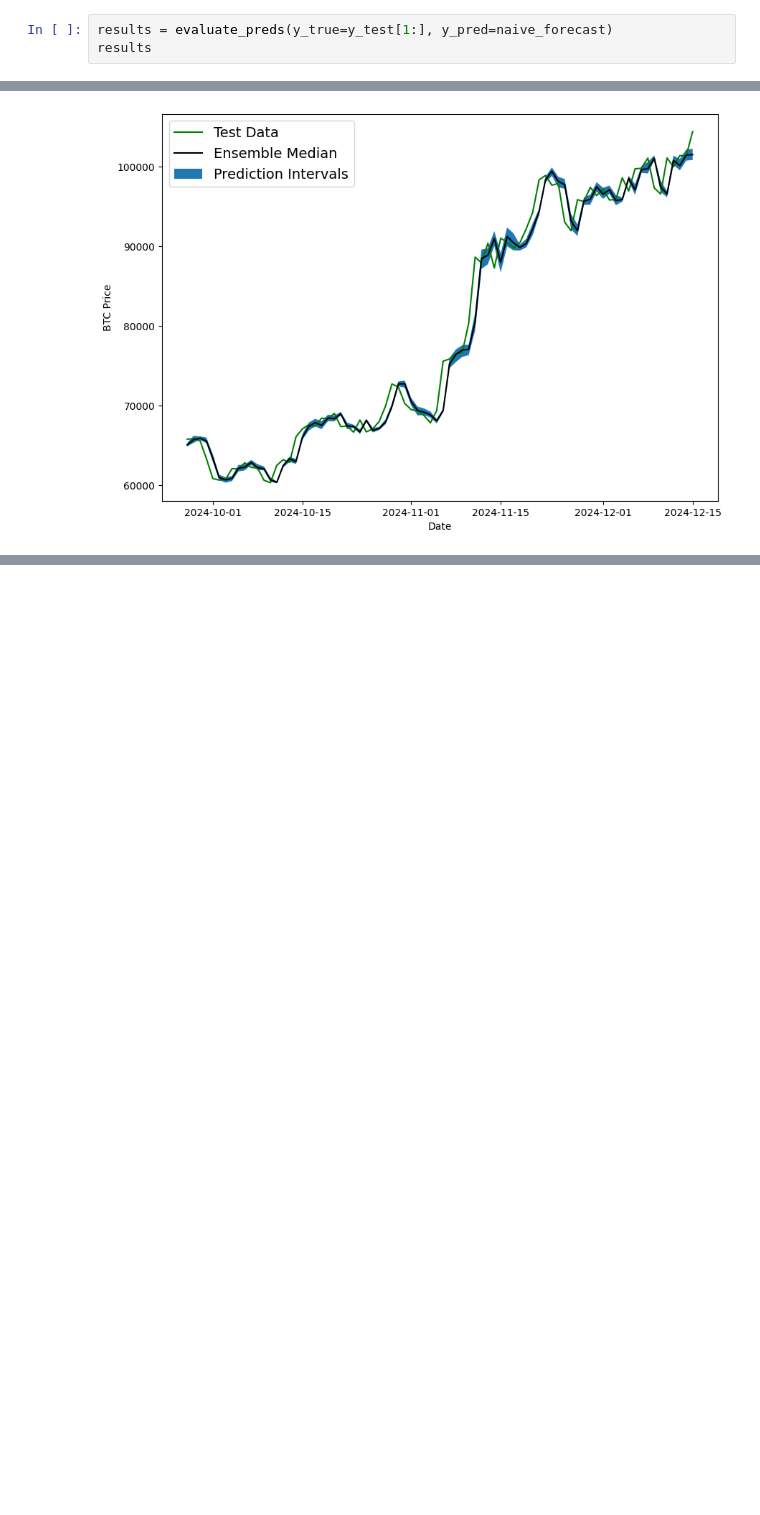
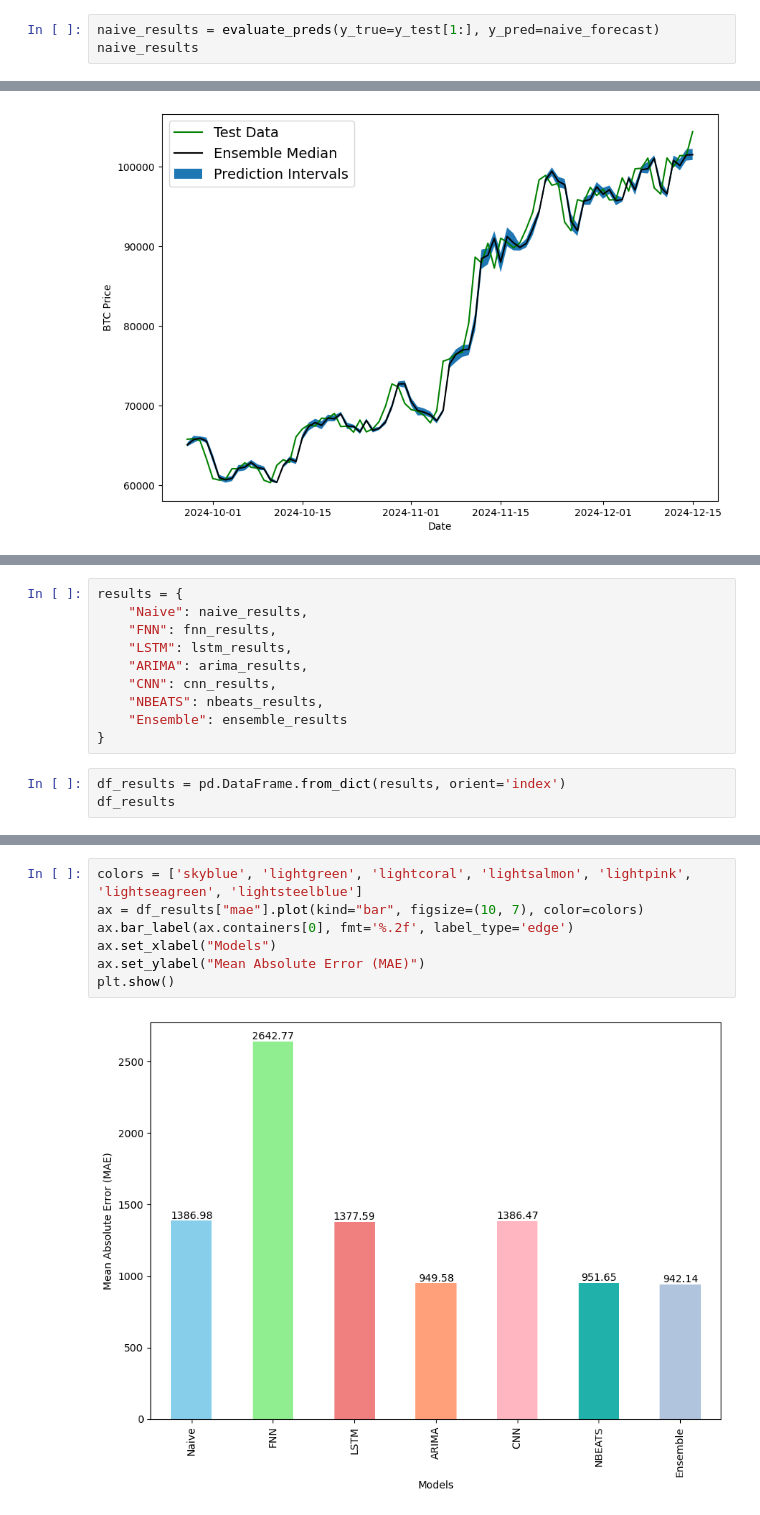
Before and after one commit to davydantoniuk/btc-timeseries-forecasting, a Jupyter notebook: btc_forecast.ipynb, the cells around one changed output, grey strips where cells are left out. Cells and saved outputs as stored; diff of their text form; blank space fills up the shorter version.

Commit message:
Compare model results

```diff
--- a/btc_forecast.ipynb
+++ b/btc_forecast.ipynb
@@ -64,8 +64,8 @@ plot_time_series(timesteps=X_test[1:], values=naive_forecast, format="-", label=
 # %% [markdown]
 ### Evaluate Naive model
 # %%
-results = evaluate_preds(y_true=y_test[1:], y_pred=naive_forecast)
-results
+naive_results = evaluate_preds(y_true=y_test[1:], y_pred=naive_forecast)
+naive_results
 # %% [output]
 {'mae': np.float32(1386.9772),
  'mse': np.float32(3616419.0),
@@ -618,0 +621,13 @@ plt.legend(loc="upper left", fontsize=14);
+# %%
+results = {
+    "Naive": naive_results,
+    "FNN": fnn_results,
+    "LSTM": lstm_results,
+    "ARIMA": arima_results,
+    "CNN": cnn_results,
+    "NBEATS": nbeats_results,
+    "Ensemble": ensemble_results
+}
+# %%
+df_results = pd.DataFrame.from_dict(results, orient='index')
+df_results
@@ -618,0 +643,9 @@ plt.legend(loc="upper left", fontsize=14);
+# %%
+colors = ['skyblue', 'lightgreen', 'lightcoral', 'lightsalmon', 'lightpink', 'lightseagreen', 'lightsteelblue']
+ax = df_results["mae"].plot(kind="bar", figsize=(10, 7), color=colors)
+ax.bar_label(ax.containers[0], fmt='%.2f', label_type='edge')
+ax.set_xlabel("Models")
+ax.set_ylabel("Mean Absolute Error (MAE)")
+plt.show()
+# %% [output]
+[figure, added]
```
Also changed, not shown: parts of 4 cells of this notebook.
